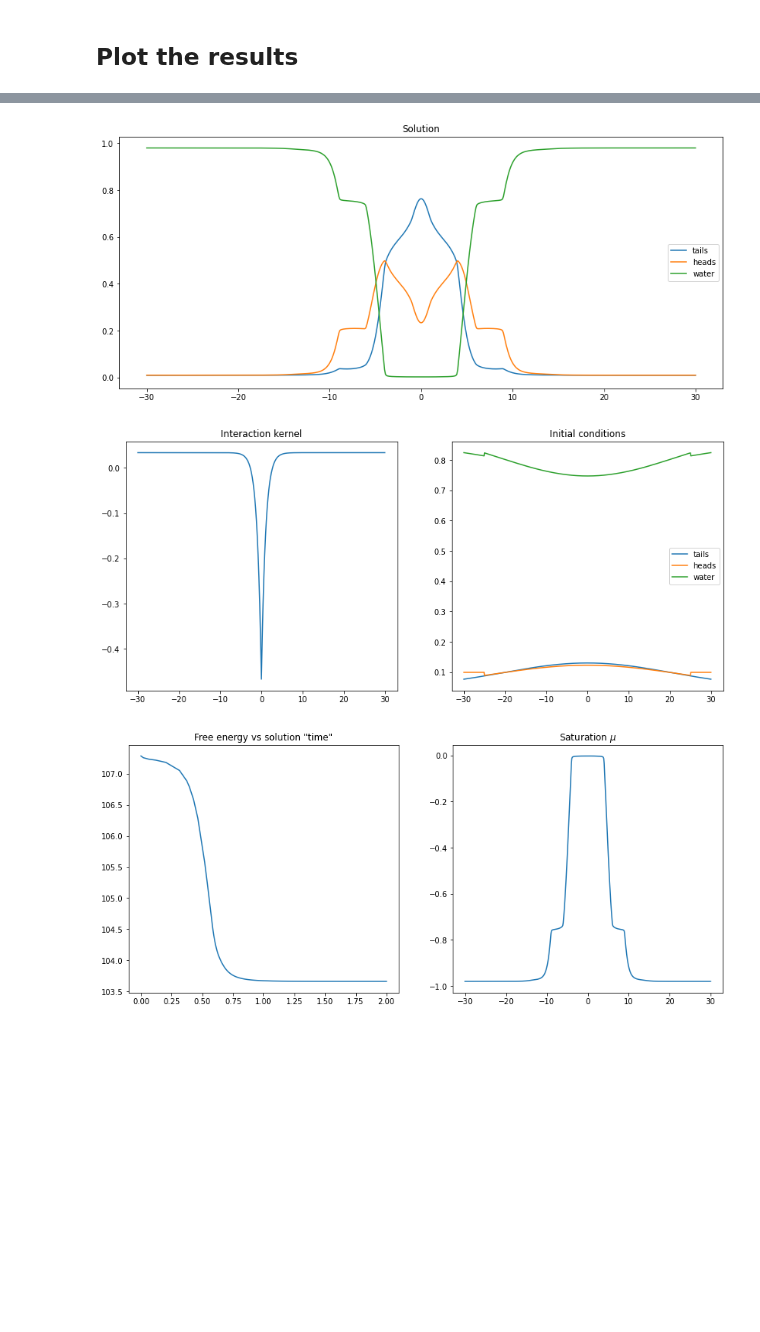
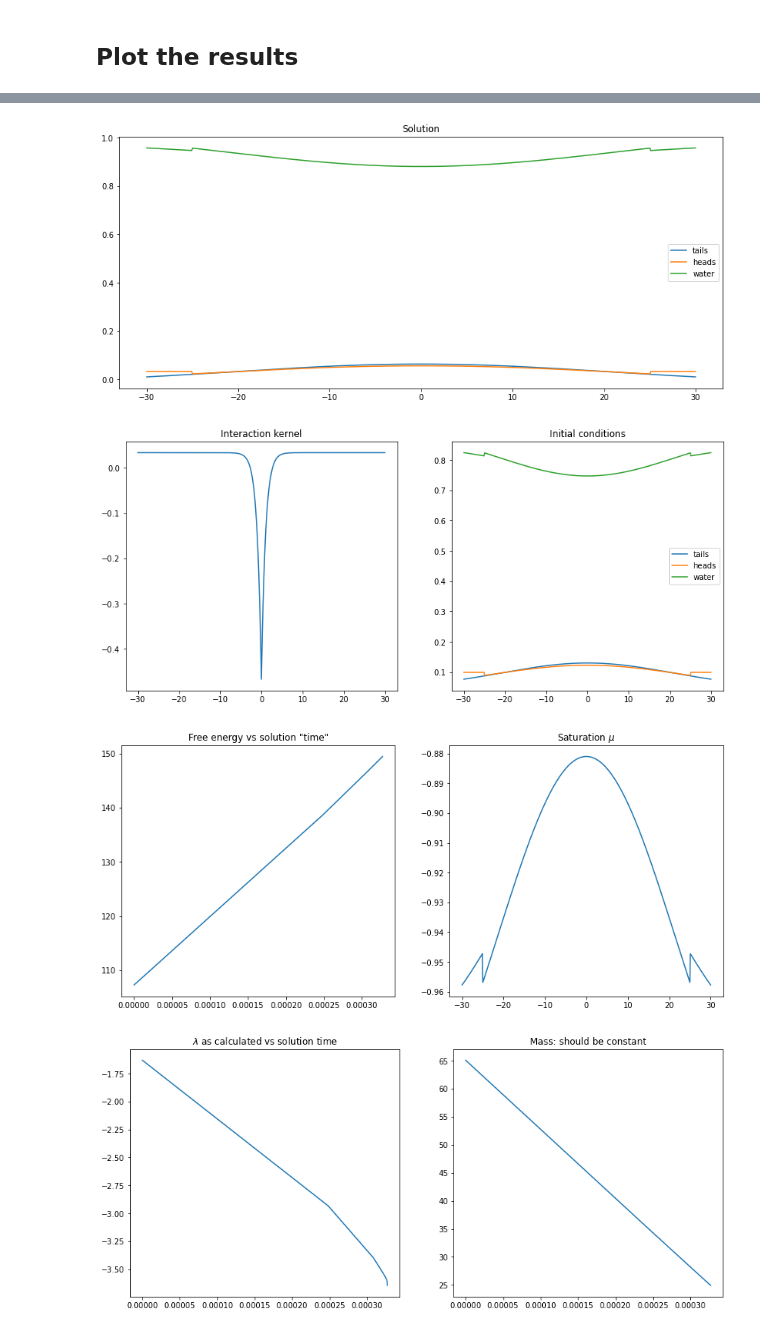
Before and after one commit to rgbrown/lipids, a Jupyter notebook: notebooks/wht.ipynb, the cells around one changed output, grey strips where cells are left out. Saved outputs shown, nothing was run; the diff lists cells and outputs as text; code cells hidden in the pictures; blank space fills up the shorter version.

```diff
--- a/notebooks/wht.ipynb
+++ b/notebooks/wht.ipynb
@@ -199,6 +199,10 @@ x_u = -5
 x_v = 5
 sigma = 20
 m = 0.05*2*L # mass of lipids
+
+# Constant lambda approximation
+lam_star = 100
+lam = -(lam_star + 1 + 3*alpha - 2*alpha*(1 - 2*c_0 - m/(2*L)))
 # %% [markdown]
 ## Perform the solve
 At the moment we get a warning that `np.log` is receiving negative values. I don't think this an issue, because I think the solver then discards that step, so the issue doesn't propagate. Would appreciate confirmation of this though.
@@ -221,6 +225,18 @@ def free_energy(u, v):
     kuv = convolve_with_kappa(1 - u - v)
     return np.sum(u*np.log(u) + v*np.log(v) + alpha*(1 - u - v - tau_e_minus(u) - tau_e_plus(v))*kuv)*dx
 
+def calc_lambda(u, v):
+    mu = u + tau_e_minus(u) + v + tau_e_plus(v) - 1
+    ku = convolve_with_kappa(2*(u + v) + tau_e_plus(u) + tau_e_minus(u) + 2*tau_e_plus(v))
+    kv = convolve_with_kappa(2*(u + v) + tau_e_minus(v) + tau_e_plus(v) + 2*tau_e_minus(u))
+
+    # calculate derivatives with lambda absent (c.f. equations above)
+    ut_i = -np.log(u) - alpha*ku - K/mu**2 - K/(tau_e_plus(mu)**2)
+    vt_i = -np.log(v) - alpha*kv - K/mu**2 - K/(tau_e_minus(mu)**2)
+
+    # Total change in ut and vt should be zero (conservation of mass)
+    return -(np.sum(ut_i) + np.sum(vt_i))/(2*N)
+
 def rhs_wht(t, y):
     u = y[:N]
     v = y[N:]
@@ -235,7 +251,7 @@ def rhs_wht(t, y):
     vt_i = -np.log(v) - alpha*kv - K/mu**2 - K/(tau_e_minus(mu)**2)
 
     # Total change in ut and vt should be zero (conservation of mass)
-    lam = -(np.sum(ut_i) + np.sum(vt_i))/(2*N)
+    # lam = -(np.sum(ut_i) + np.sum(vt_i))/(2*N)
 
     # Actual derivatives need lambda added on
     return np.concatenate((ut_i + lam, vt_i + lam))
@@ -269,6 +285,11 @@ soln = solve_ivp(rhs_wht, (0, 2), y0, method='Radau')
 
 # Calculate the free energy over the solution
 F = np.array([free_energy(y[:N], y[N:]) for y in soln.y.T])
+
+# Calculate the labmda value over the solution
+L = np.array([calc_lambda(y[:N], y[N:]) for y in soln.y.T])
+
+M = np.array([sum(y)-2*c_0 for y in soln.y.T])
 # %% [markdown]
 ## Plot the results
 # %%
@@ -304,4 +325,13 @@ mu = u + tau_e_minus(u) + v + tau_e_plus(v) - 1
 plt.subplot(1,2,2)
 plt.plot(x, mu)
 plt.title("Saturation $\mu$")
+
+plt.subplots(1, 2, figsize=(14,6))
+plt.subplot(1,2,1)
+plt.plot(soln.t, L)
+plt.title("$\lambda$ as calculated vs solution time")
+M = np.array([sum(y)-2*c_0 for y in soln.y.T])
+plt.subplot(1,2,2)
+plt.plot(soln.t, M)
+plt.title("Mass: should be constant")
 # %% [output]
@@ -309,3 +339,4 @@ Text(0.5, 1.0, 'Saturation $\\mu$')
-[figure, old version]
+[figure, new version]
 [figure]
-[figure, old version]
+[figure, new version]
+[figure, added]
```
Also changed, not shown: parts of 1 cell of this notebook.
